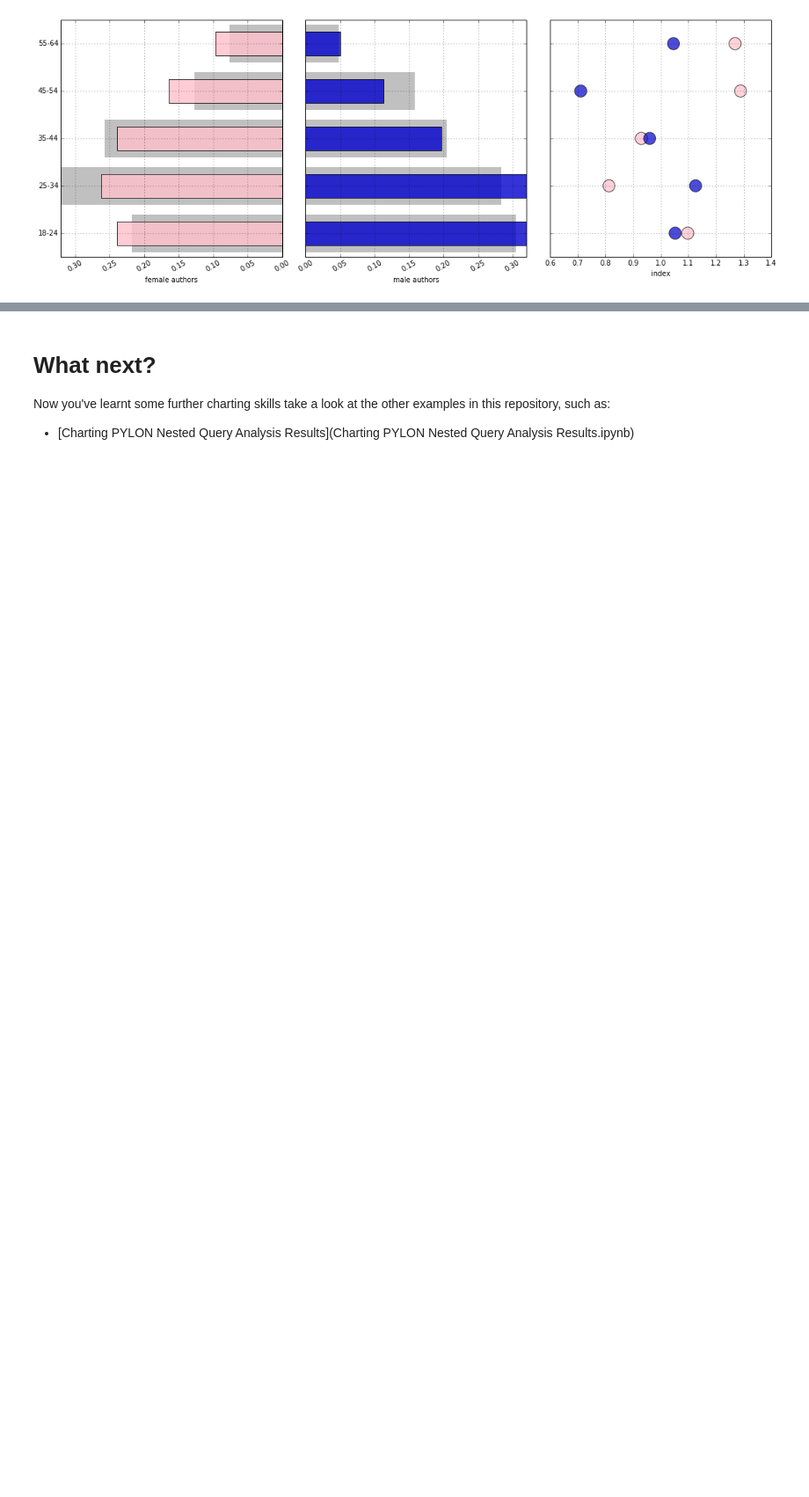
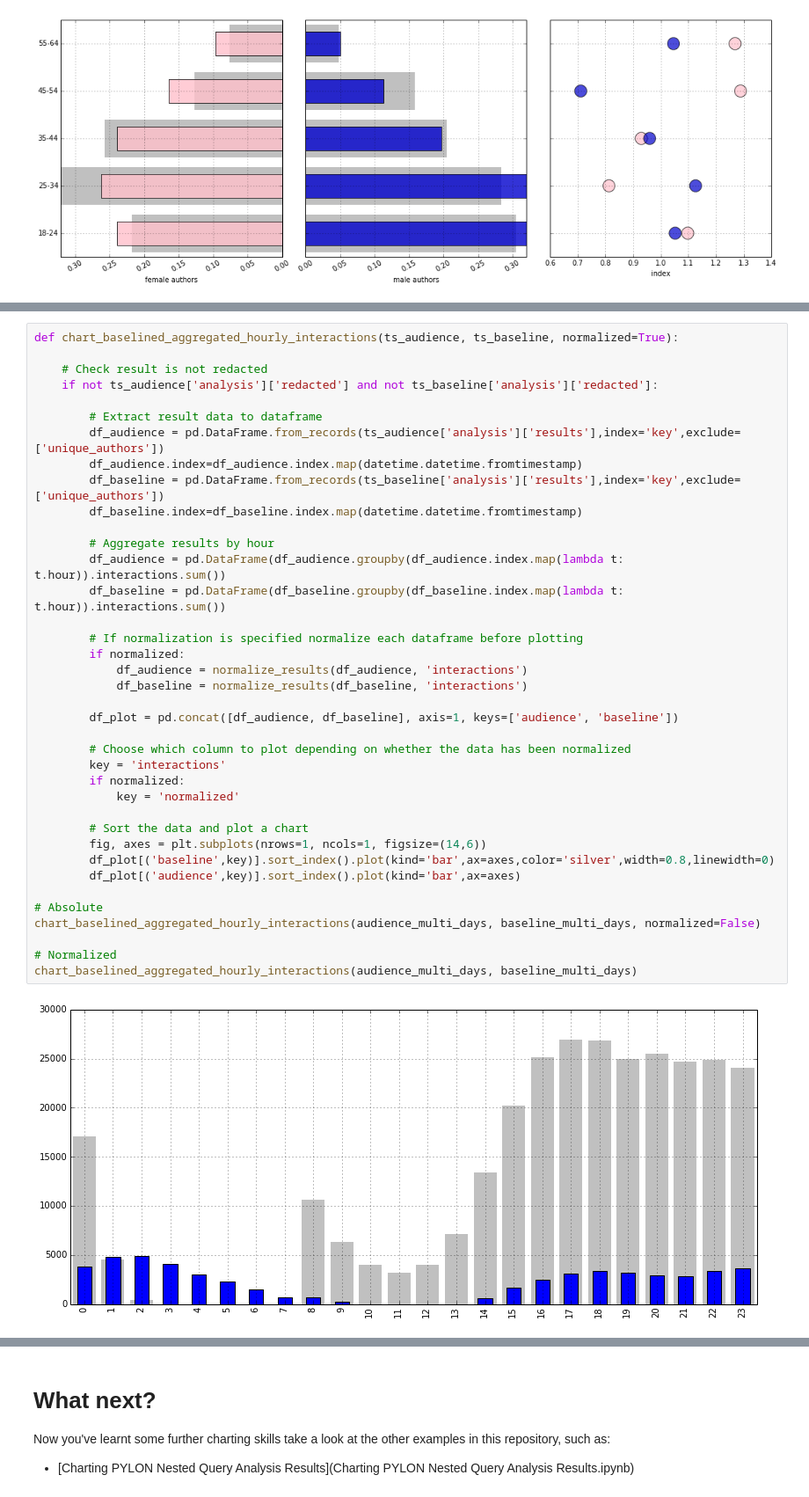
Before and after one commit to MeltwaterArchive/datasift-examples, a Jupyter notebook: pylon/ipython/facebook-topic-data/Charting PYLON Baselined Analysis Results.ipynb, the cells around one changed output, grey strips where cells are left out. Shown at 88% size. Cells and saved outputs as stored; diff of their text form; blank space fills up the shorter version.

```diff
--- a/pylon/ipython/facebook-topic-data/Charting PYLON Baselined Analysis Results.ipynb
+++ b/pylon/ipython/facebook-topic-data/Charting PYLON Baselined Analysis Results.ipynb
@@ -697,0 +725,40 @@ chart_agegender_baselined(nested_audience, nested_baseline)
+# %%
+def chart_baselined_aggregated_hourly_interactions(ts_audience, ts_baseline, normalized=True):
+
+    # Check result is not redacted
+    if not ts_audience['analysis']['redacted'] and not ts_baseline['analysis']['redacted']:
+
+        # Extract result data to dataframe
+        df_audience = pd.DataFrame.from_records(ts_audience['analysis']['results'],index='key',exclude=['unique_authors'])
+        df_audience.index=df_audience.index.map(datetime.datetime.fromtimestamp)
+        df_baseline = pd.DataFrame.from_records(ts_baseline['analysis']['results'],index='key',exclude=['unique_authors'])
+        df_baseline.index=df_baseline.index.map(datetime.datetime.fromtimestamp)
+
+        # Aggregate results by hour
+        df_audience = pd.DataFrame(df_audience.groupby(df_audience.index.map(lambda t: t.hour)).interactions.sum())
+        df_baseline = pd.DataFrame(df_baseline.groupby(df_baseline.index.map(lambda t: t.hour)).interactions.sum())
+
+        # If normalization is specified normalize each dataframe before plotting
+        if normalized:
+            df_audience = normalize_results(df_audience, 'interactions')
+            df_baseline = normalize_results(df_baseline, 'interactions')
+
+        df_plot = pd.concat([df_audience, df_baseline], axis=1, keys=['audience', 'baseline'])
+
+        # Choose which column to plot depending on whether the data has been normalized
+        key = 'interactions'
+        if normalized:
+            key = 'normalized'
+
+        # Sort the data and plot a chart
+        fig, axes = plt.subplots(nrows=1, ncols=1, figsize=(14,6))
+        df_plot[('baseline',key)].sort_index().plot(kind='bar',ax=axes,color='silver',width=0.8,linewidth=0)
+        df_plot[('audience',key)].sort_index().plot(kind='bar',ax=axes)
+
+# Absolute
+chart_baselined_aggregated_hourly_interactions(audience_multi_days, baseline_multi_days, normalized=False)
+
+# Normalized
+chart_baselined_aggregated_hourly_interactions(audience_multi_days, baseline_multi_days)
+# %% [output]
+[figure, added]
```
Also changed, not shown: parts of 5 cells of this notebook, 3 other files.
